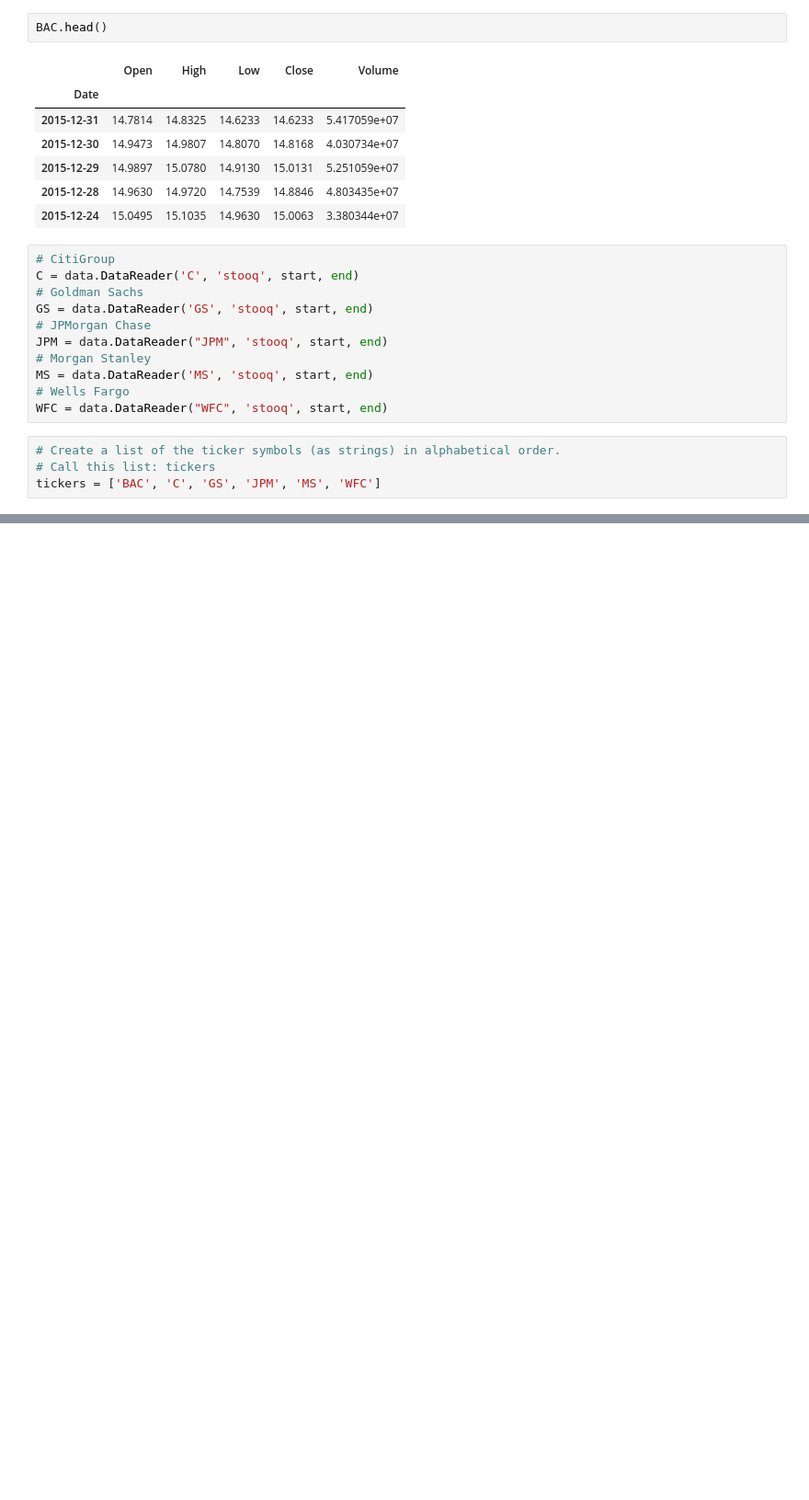
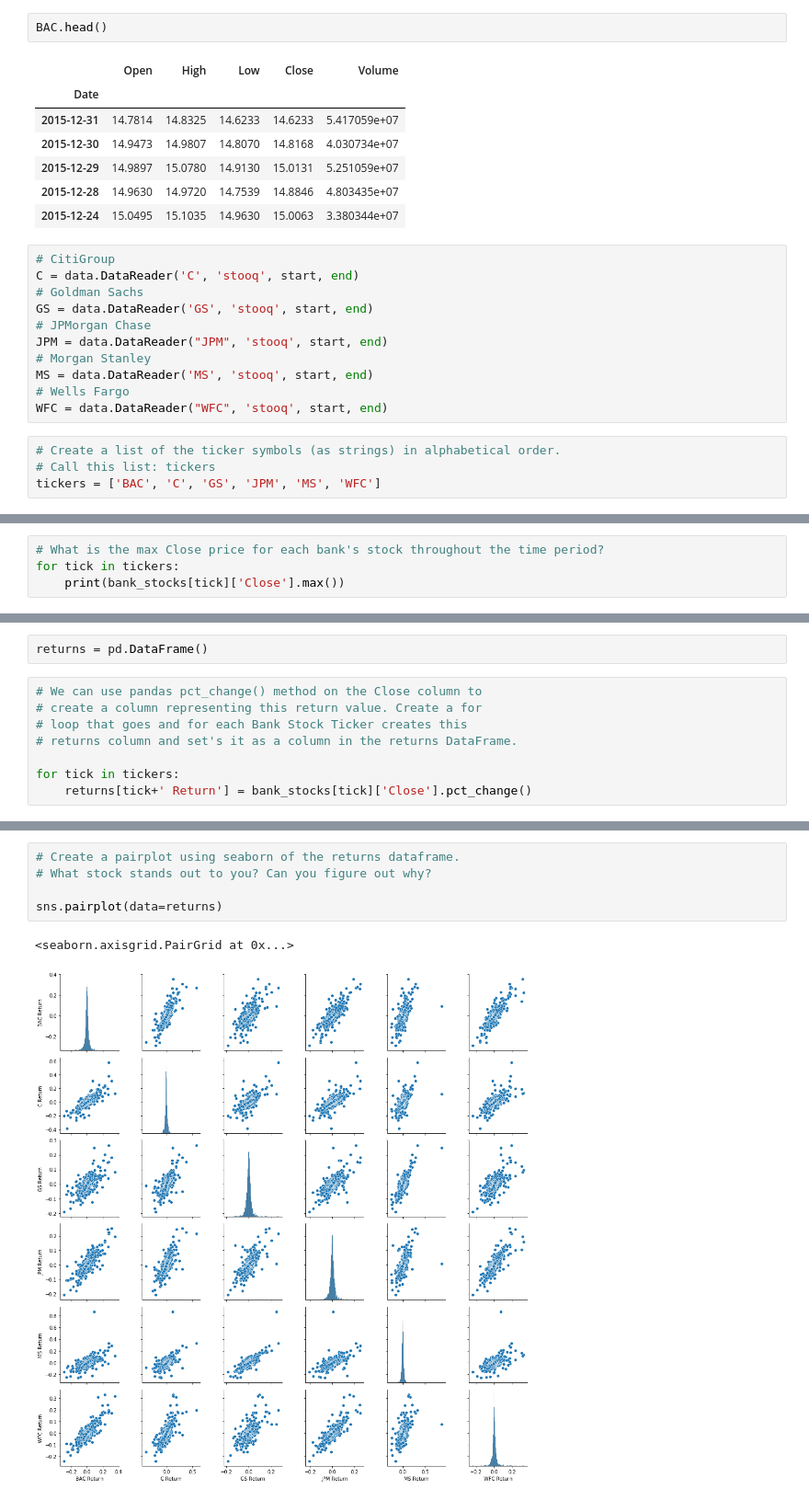
Before and after one commit to NavdeepTU/Data-Analysis-and-Visualization, a Jupyter notebook: 06. Capstone Projects/02. Finance Project.ipynb, the cells around one changed output, grey strips where cells are left out. Shown: that part at 92% size. Saved outputs shown, nothing was run; the diff lists cells and outputs as text; blank space fills up the shorter version.

```diff
--- a/06. Capstone Projects/02. Finance Project.ipynb
+++ b/06. Capstone Projects/02. Finance Project.ipynb
@@ -63,0 +87,4 @@ bank_stocks
+# %%
+# What is the max Close price for each bank's stock throughout the time period?
+for tick in tickers:
+    print(bank_stocks[tick]['Close'].max())
@@ -63,0 +124,10 @@ bank_stocks
+# %%
+returns = pd.DataFrame()
+# %%
+# We can use pandas pct_change() method on the Close column to
+# create a column representing this return value. Create a for
+# loop that goes and for each Bank Stock Ticker creates this
+# returns column and set's it as a column in the returns DataFrame.
+
+for tick in tickers:
+    returns[tick+' Return'] = bank_stocks[tick]['Close'].pct_change()
@@ -63,0 +144,8 @@ bank_stocks
+# %%
+# Create a pairplot using seaborn of the returns dataframe.
+# What stock stands out to you? Can you figure out why?
+
+sns.pairplot(data=returns)
+# %% [output]
+<seaborn.axisgrid.PairGrid at 0x...>
+[figure, added]
```
Also changed, not shown: parts of 15 cells of this notebook.
